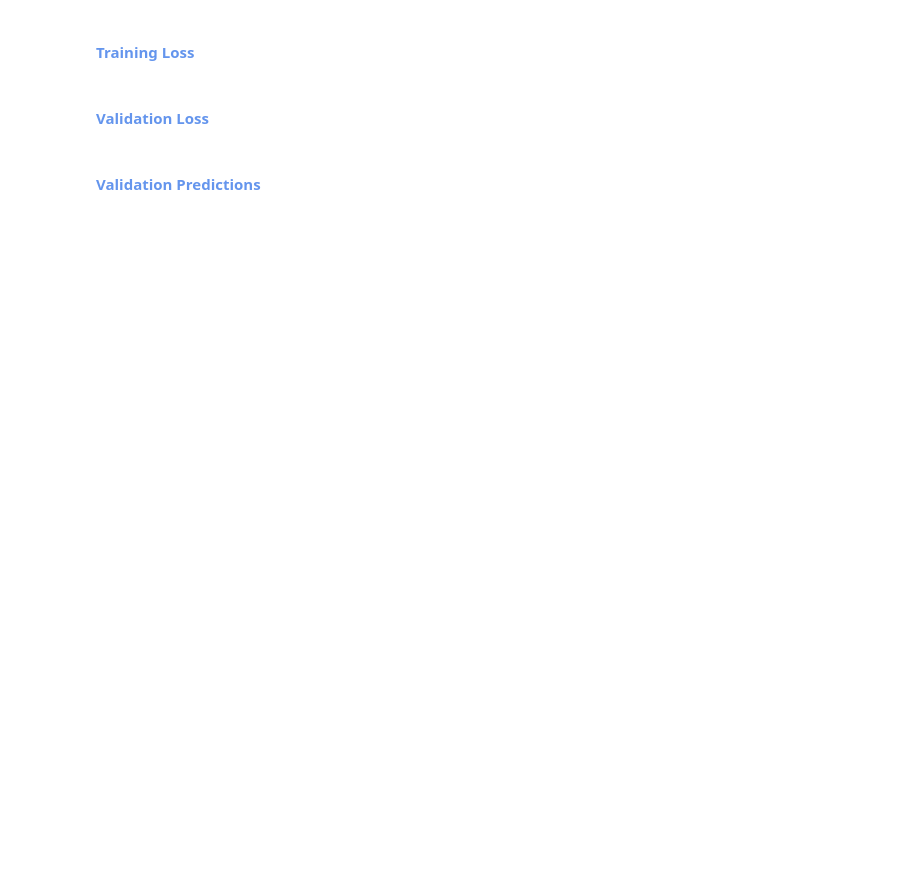
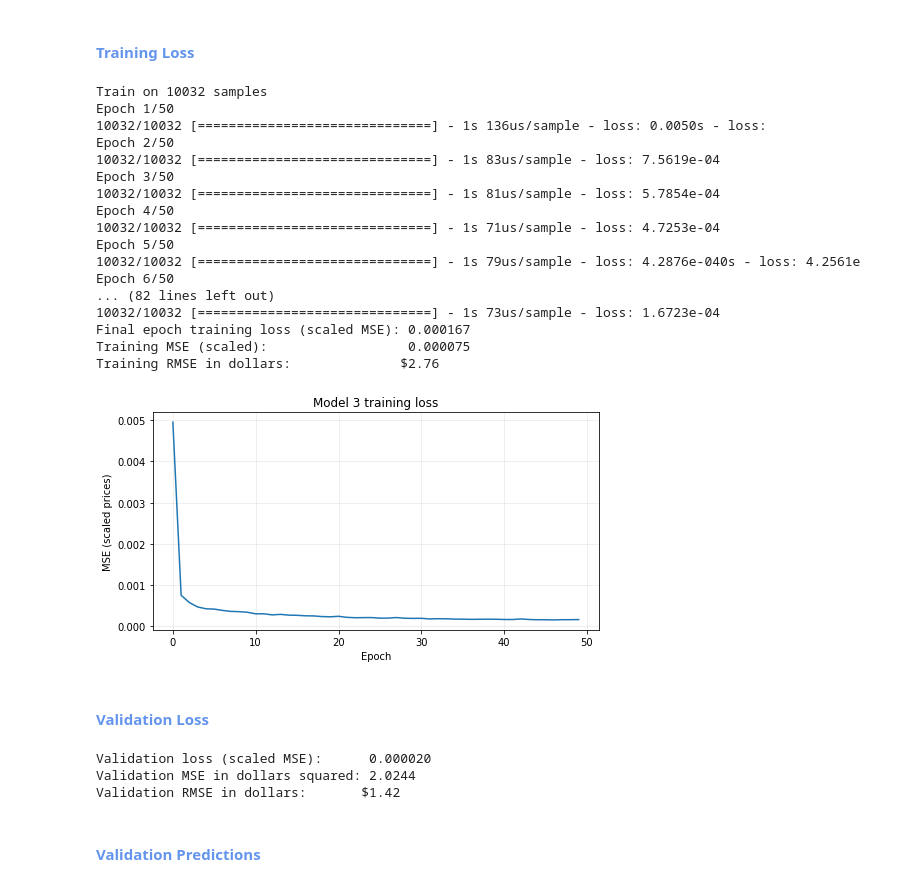
Before and after one commit to AylieNagler/Stock-Price-Predictions, a Jupyter notebook: NOTEBOOK/asg5_Group2_AylieLapierreNagler_AnikaViado_QlirimTeneqja_ArsiKharghani.ipynb, the cells around one changed output. Drawn from its saved outputs; the diff is of its cells as text; code cells hidden in the pictures; blank space fills up the shorter version.

Commit message:
Add Model 3

```diff
--- a/NOTEBOOK/asg5_Group2_AylieLapierreNagler_AnikaViado_QlirimTeneqja_ArsiKharghani.ipynb
+++ b/NOTEBOOK/asg5_Group2_AylieLapierreNagler_AnikaViado_QlirimTeneqja_ArsiKharghani.ipynb
@@ -494,0 +500,14 @@ Training also improves (RMSE $3.01 &rarr; $2.70) with the majority of gain on va
+# %%
+model_3 = keras.Sequential([
+    keras.layers.Input(shape=(look_back, 1)),
+    keras.layers.Conv1D(filters=32, kernel_size=3, activation='relu'),
+    keras.layers.SimpleRNN(32),
+    keras.layers.Dropout(0.05),
+    keras.layers.Dense(1),
+], name="Model_3")
+
+model_3.compile(
+    optimizer=keras.optimizers.Adam(learning_rate=0.0005),
+    loss='mean_squared_error'
+)
+model_3.summary()
@@ -495,6 +531,50 @@ Training also improves (RMSE $3.01 &rarr; $2.70) with the majority of gain on va
 # %% [markdown]
 #### <span style="color:cornflowerblue">Training Loss</span>
+# %%
+history_3 = train_model(model_3, X_train_scaled, y_train_scaled, epochs=50, batch_size=32)
+train_results_3 = evaluate(model_3, X_train_scaled, y_train_scaled)
+
+print(f"Final epoch training loss (scaled MSE): {history_3.history['loss'][-1]:.6f}")
+print(f"Training MSE (scaled):                  {train_results_3['scaled_loss']:.6f}")
+print(f"Training RMSE in dollars:              ${train_results_3['rmse_dollars']:.2f}")
+
+plt.figure(figsize=(8, 4))
+plt.plot(history_3.history["loss"])
+plt.title("Model 3 training loss")
+plt.xlabel("Epoch")
+plt.ylabel("MSE (scaled prices)")
+plt.grid(alpha=0.25)
+plt.show()
+# %% [output]
+Train on 10032 samples
+Epoch 1/50
+10032/10032 [==============================] - 1s 136us/sample - loss: 0.0050s - loss:
+Epoch 2/50
+10032/10032 [==============================] - 1s 83us/sample - loss: 7.5619e-04
+Epoch 3/50
+10032/10032 [==============================] - 1s 81us/sample - loss: 5.7854e-04
+Epoch 4/50
+10032/10032 [==============================] - 1s 71us/sample - loss: 4.7253e-04
+Epoch 5/50
+10032/10032 [==============================] - 1s 79us/sample - loss: 4.2876e-040s - loss: 4.2561e
+Epoch 6/50
+... (82 lines left out)
+10032/10032 [==============================] - 1s 73us/sample - loss: 1.6723e-04
+Final epoch training loss (scaled MSE): 0.000167
+Training MSE (scaled):                  0.000075
+Training RMSE in dollars:              $2.76
+[figure, added]
 # %% [markdown]
 #### <span style="color:cornflowerblue">Validation Loss</span>
+# %%
+val_results_3 = evaluate(model_3, X_val_scaled, y_val_scaled)
+
+print(f"Validation loss (scaled MSE):      {val_results_3['scaled_loss']:.6f}")
+print(f"Validation MSE in dollars squared: {val_results_3['mse_dollars']:.4f}")
+print(f"Validation RMSE in dollars:       ${val_results_3['rmse_dollars']:.2f}")
+# %% [output]
+Validation loss (scaled MSE):      0.000020
+Validation MSE in dollars squared: 2.0244
+Validation RMSE in dollars:       $1.42
 # %% [markdown]
 #### <span style="color:cornflowerblue">Validation Predictions</span>
```
Also changed, not shown: parts of 6 cells of this notebook.
